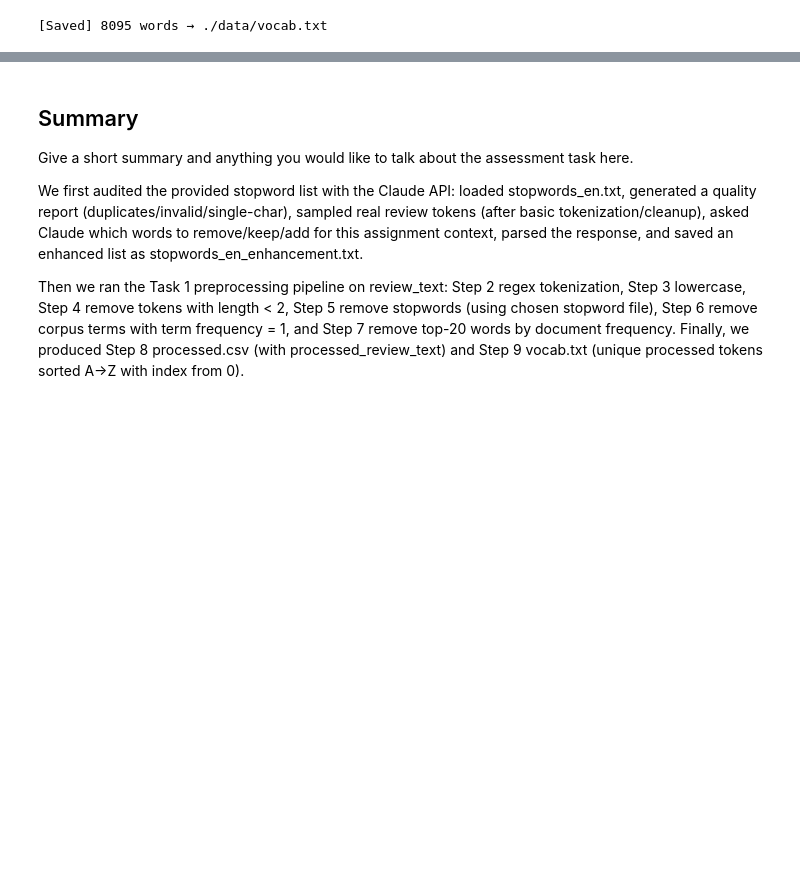
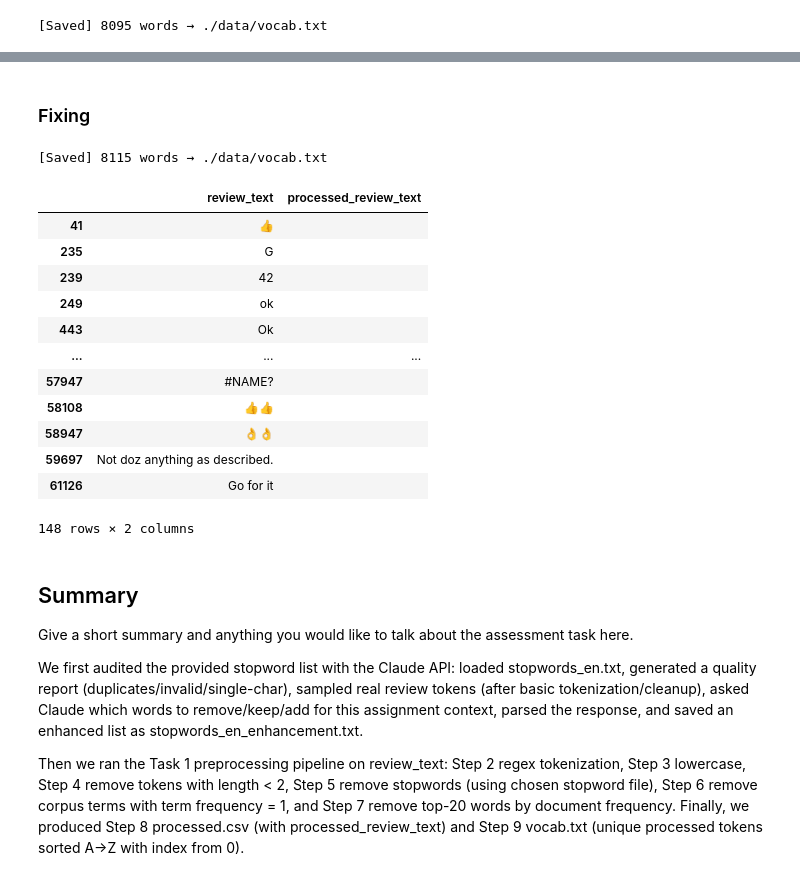
Before and after one commit to DatacollectorVN/RMIT-Advanced-Programming-for-Data-Science, a Jupyter notebook: assigments/group/task1.ipynb, the cells around one changed output, grey strips where cells are left out. Saved outputs shown, nothing was run; the diff lists cells and outputs as text; code cells hidden in the pictures; blank space fills up the shorter version.

Commit message:
[Updated] Fixed Task1 and added task 2

```diff
--- a/assigments/group/task1.ipynb
+++ b/assigments/group/task1.ipynb
@@ -777,3 +818,66 @@ df_final.to_csv(OUTPUT_PATH, index=False, encoding="utf-8")
+# %% [markdown]
+### Fixing
+# %%
+def preprocess_v2(texts: list[str], stopwords: list[str], top_k_df: int = 20) -> list[list[str]]:
+    """
+    Apply Task1 Step 2 -> Step 7 on a collection of documents.
+    Step 7 guard: if removing the top-k_df document-frequency words would empty a document,
+    the pre-Step-7 token list is kept instead.
+    Returns: list of token lists (one per document).
+    """
+    stop_set: set[str] = set(w.lower().strip() for w in stopwords if w.strip())
+
+    # Step 2-5: tokenize, lowercase, len>=2, remove stopwords
+    docs: list[list[str]] = []
+    for text in texts:
+        tokens: list[str] = TOKENIZER_PATTERN.findall(str(text))  # Step 2
+        tokens = [t.lower() for t in tokens]                       # Step 3
+        tokens = [t for t in tokens if len(t) >= 2]               # Step 4
+        tokens = [t for t in tokens if t not in stop_set]         # Step 5
+        docs.append(tokens)
+
+    # Step 6: remove words with term frequency == 1 across the whole corpus
+    tf: Counter[str] = Counter(t for doc in docs for t in doc)
+    docs = [[t for t in doc if tf[t] > 1] for doc in docs]
+
+    # Step 7: remove top-k_df most frequent words by document frequency,
+    # but fall back to the pre-Step-7 token list if filtering would empty the document
+    doc_freq: Counter[str] = Counter()
+    for doc in docs:
+        doc_freq.update(set(doc))  # each word counted once per document
+    top_df_words: set[str] = {w for w, _ in doc_freq.most_common(top_k_df)}
+    docs = [
+        filtered if (filtered := [t for t in doc if t not in top_df_words]) else doc
+        for doc in docs
+    ]
+    return docs
+# %%
+stopwords = load_stopwords(ENHANCED_PATH)  # or STOPWORDS_PATH
+processed_docs = preprocess_v2(df_raw["review_text"].fillna("").tolist(), stopwords)
+# %%
+# code to save output data...
+build_vocab(processed_docs, VOCAB_PATH)
+df_final_v2 = df_raw.copy()
+df_final_v2["processed_review_text"] = [" ".join(tokens) for tokens in processed_docs]
+df_final_v2.to_csv(OUTPUT_PATH, index=False, encoding="utf-8")
+# %% [output]
+[Saved] 8115 words → ./data/vocab.txt
+# %%
+df_final_v2[df_final_v2["processed_review_text"]==''][["review_text", "processed_review_text"]]
+# %% [output]
+|  | review_text | processed_review_text |
+| 41 | 👍 |  |
+| 235 | G |  |
+| 239 | 42 |  |
+| 249 | ok |  |
+| 443 | Ok |  |
+| ... | ... | ... |
+| 57947 | #NAME? |  |
+| 58108 | 👍👍 |  |
+| 58947 | 👌👌 |  |
+| 59697 | Not doz anything as described. |  |
+| 61126 | Go for it |  |
+148 rows × 2 columns
 # %% [markdown]
 ## Summary
 Give a short summary and anything you would like to talk about the assessment task here.
```
Also changed, not shown: parts of 7 cells of this notebook, 1 other file.
